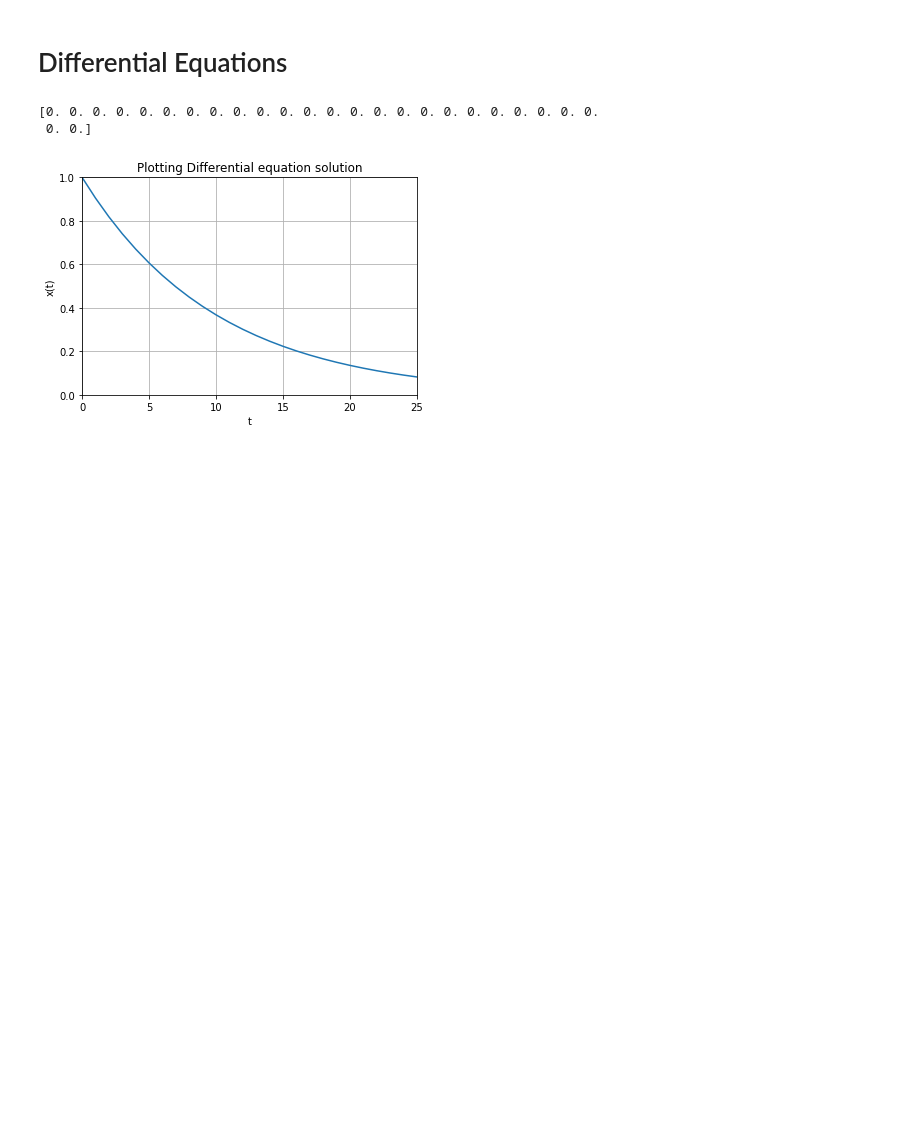
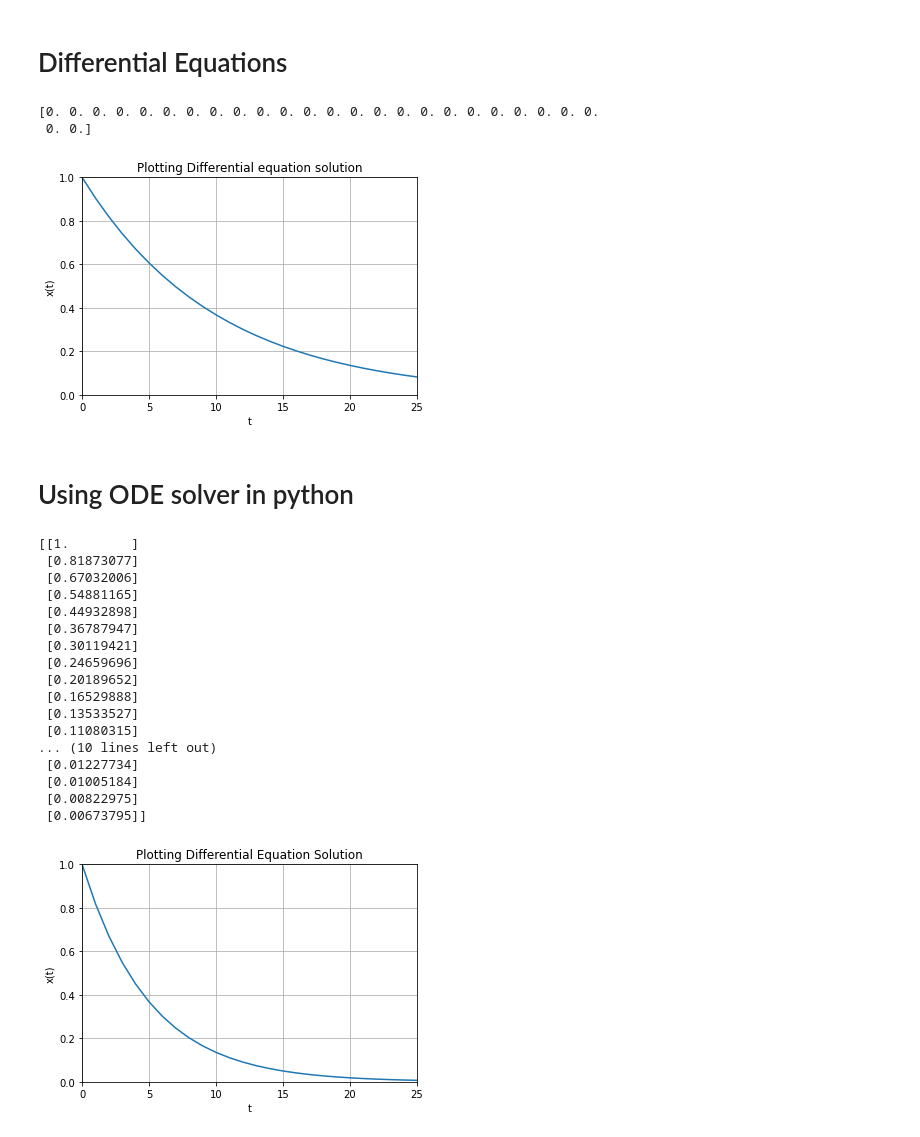
Before and after one commit to sudipnext/nextonPy, a Jupyter notebook: Python_For_Control_Engineering/math.ipynb, the cells around one changed output. Cells and saved outputs as stored; diff of their text form; code cells hidden in the pictures; blank space fills up the shorter version.

```diff
--- a/ControlSystem/Python Standard Library/math.ipynb
+++ b/Python_For_Control_Engineering/math.ipynb
@@ -255,3 +255,53 @@ plt.axis([0, 25, 0, 1])
 plt.show()
 # %% [output]
 [figure]
+# %% [markdown]
+# Using ODE solver in python
+# %%
+import numpy as np
+from scipy.integrate import odeint
+import matplotlib.pyplot as plt
+
+tstart =0
+tstop = 25
+increment = 1
+
+x0 = 1
+t= np.arange(tstart, tstop+1, increment)
+
+def mydiff(x, t):
+    T = 5
+    a = -1/T
+    dxdt = a * x
+    return dxdt
+
+x = odeint(mydiff, x0, t)
+print(x)
+
+
+plt.plot(t, x)
+plt.title("Plotting Differential Equation Solution")
+plt.xlabel('t')
+plt.ylabel('x(t)')
+plt.grid()
+plt.axis([0, 25, 0, 1])
+plt.show()
+# %% [output]
+[[1.        ]
+ [0.81873077]
+ [0.67032006]
+ [0.54881165]
+ [0.44932898]
+ [0.36787947]
+ [0.30119421]
+ [0.24659696]
+ [0.20189652]
+ [0.16529888]
+ [0.13533527]
+ [0.11080315]
+... (10 lines left out)
+ [0.01227734]
+ [0.01005184]
+ [0.00822975]
+ [0.00673795]]
+[figure, added]
```
Also changed, not shown: 2 other files.
